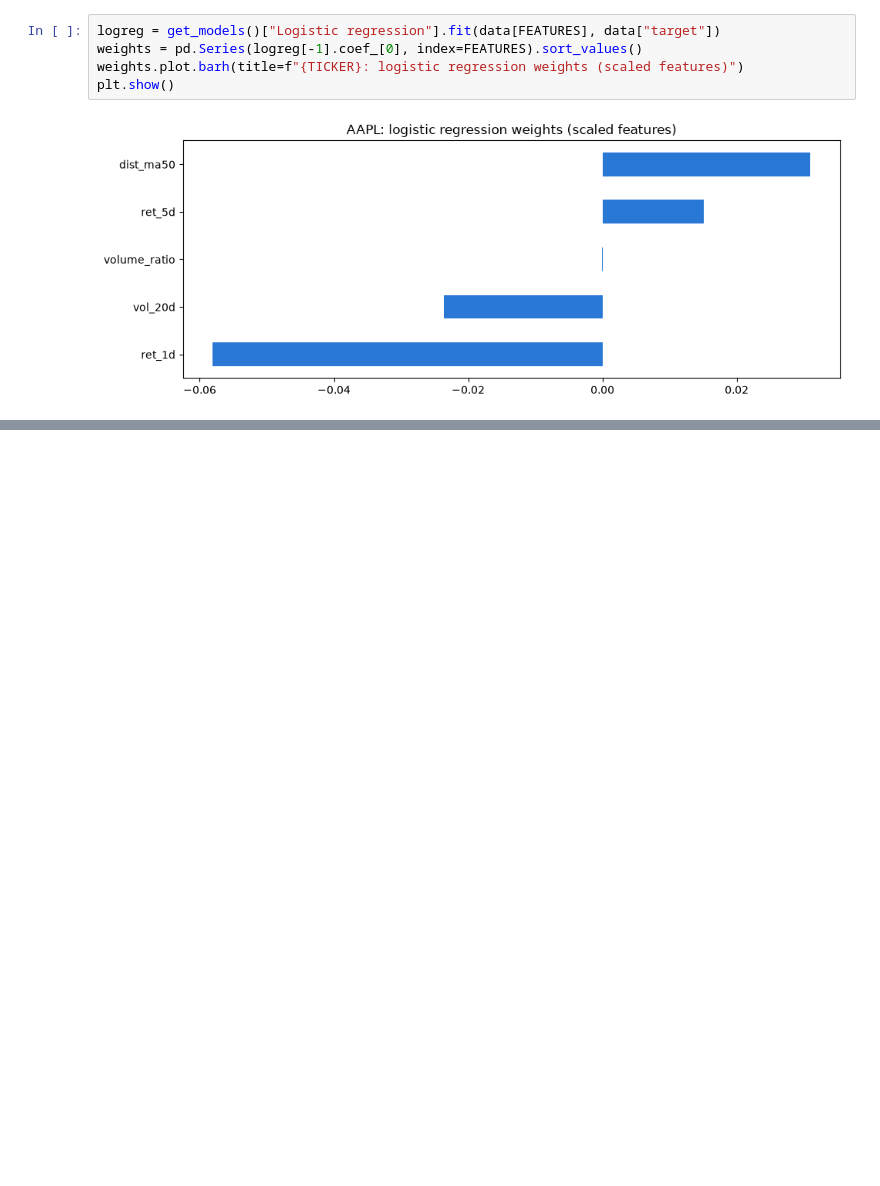
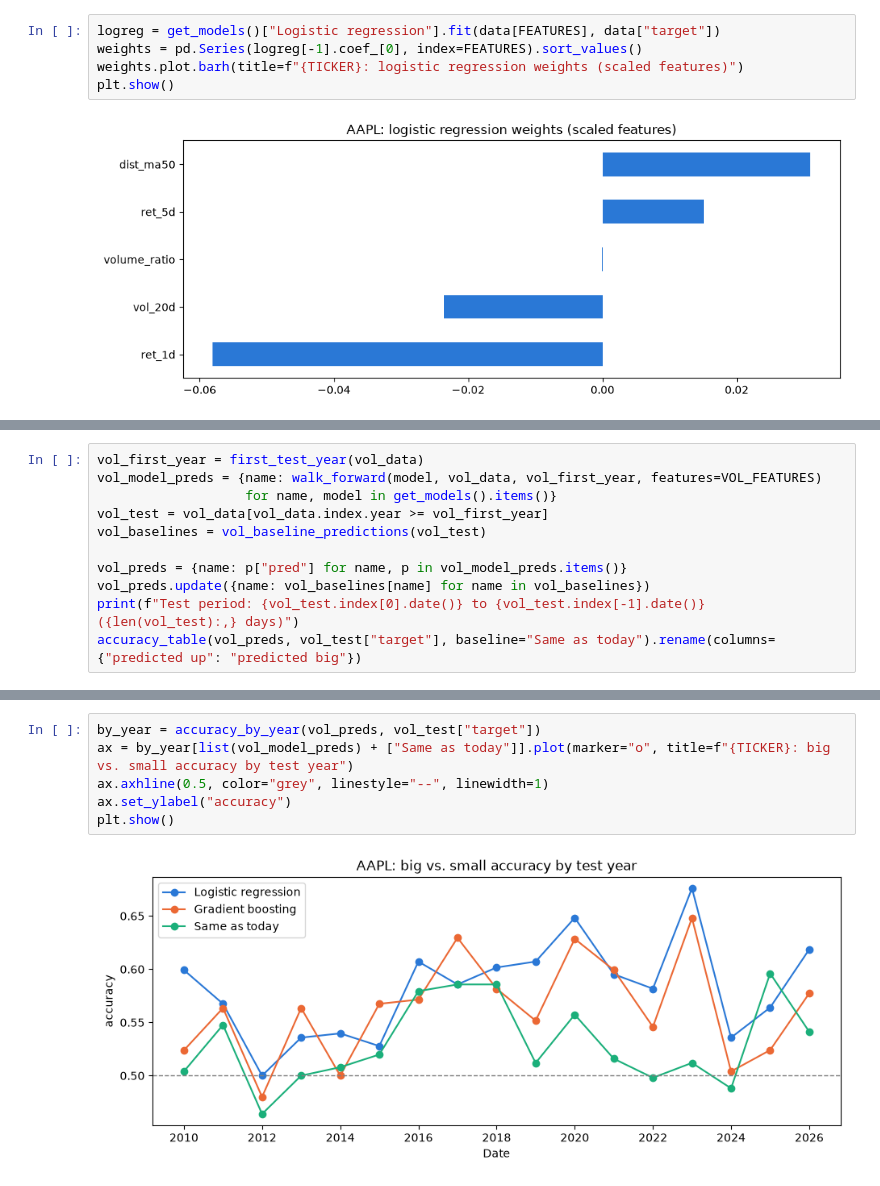
Before and after one commit to pranaysharma13/stock-movement-predictor, a Jupyter notebook: reports/AAPL.ipynb, the cells around one changed output, grey strips where cells are left out. Cells and saved outputs as stored; diff of their text form; blank space fills up the shorter version.

```diff
--- a/reports/AAPL.ipynb
+++ b/reports/AAPL.ipynb
@@ -345,0 +410,11 @@ plt.show()
+# %%
+vol_first_year = first_test_year(vol_data)
+vol_model_preds = {name: walk_forward(model, vol_data, vol_first_year, features=VOL_FEATURES)
+                   for name, model in get_models().items()}
+vol_test = vol_data[vol_data.index.year >= vol_first_year]
+vol_baselines = vol_baseline_predictions(vol_test)
+
+vol_preds = {name: p["pred"] for name, p in vol_model_preds.items()}
+vol_preds.update({name: vol_baselines[name] for name in vol_baselines})
+print(f"Test period: {vol_test.index[0].date()} to {vol_test.index[-1].date()} ({len(vol_test):,} days)")
+accuracy_table(vol_preds, vol_test["target"], baseline="Same as today").rename(columns={"predicted up": "predicted big"})
@@ -345,0 +429,8 @@ plt.show()
+# %%
+by_year = accuracy_by_year(vol_preds, vol_test["target"])
+ax = by_year[list(vol_model_preds) + ["Same as today"]].plot(marker="o", title=f"{TICKER}: big vs. small accuracy by test year")
+ax.axhline(0.5, color="grey", linestyle="--", linewidth=1)
+ax.set_ylabel("accuracy")
+plt.show()
+# %% [output]
+[figure, added]
```
Also changed, not shown: parts of 23 cells of this notebook, 20 other files.
